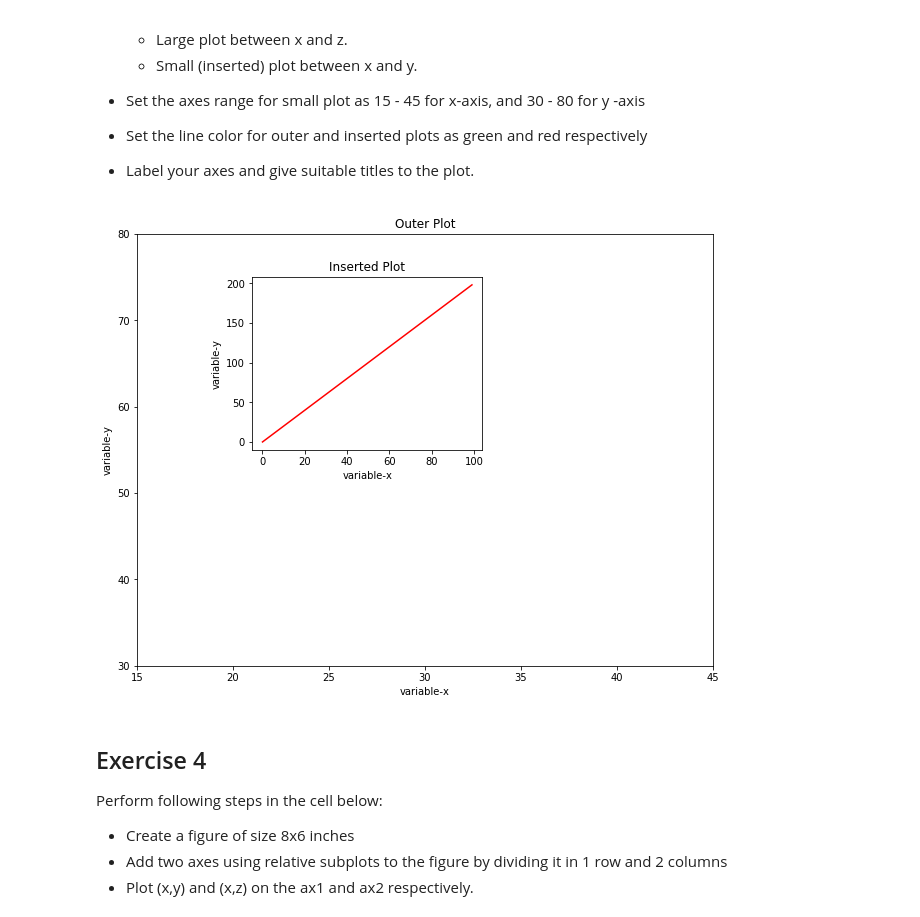
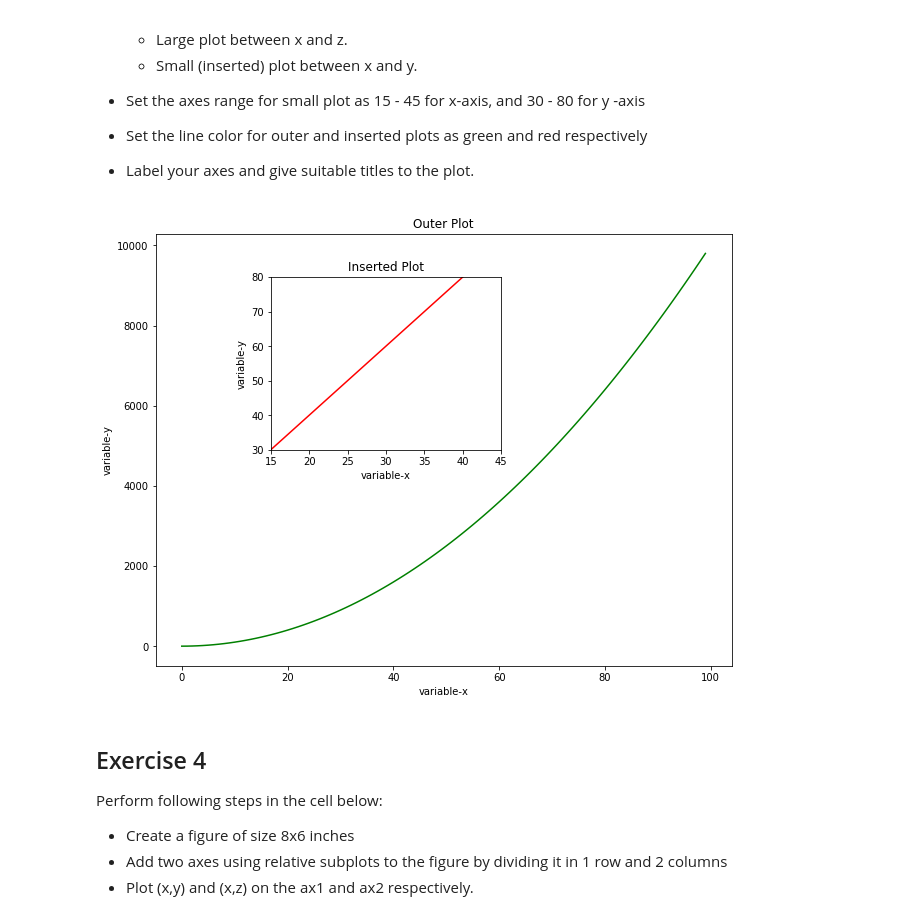
Before and after one commit to darshanp95/dsc-1-03-13-customizing-visualizations-with-matplotlib-lab-nyc-career-ds-102218, a Jupyter notebook: index.ipynb, the cells around one changed output. Saved outputs shown, nothing was run; the diff lists cells and outputs as text; code cells hidden in the pictures.

```diff
--- a/index.ipynb
+++ b/index.ipynb
@@ -113,26 +113,26 @@ Perform following tasks in the cell below:
 # %%
 figure = plt.figure(figsize=(8,6))
 
 ax1 = figure.add_axes([0,0,1,1])
 ax2 = figure.add_axes([0.2,0.5,0.4,0.4])
 
 ax1.plot(x,z,color='green')
 ax2.plot(x,y,color='red')
 
-ax1.set_xlim(15, 45), ax1.set_ylim(30,80)
+ax2.set_xlim(15, 45), ax2.set_ylim(30,80)
 
 ax2.set_xlabel('variable-x')
 ax2.set_ylabel('variable-y')
 ax2.set_title('Inserted Plot')
 
 
 ax1.set_xlabel('variable-x')
 ax1.set_ylabel('variable-y')
 ax1.set_title('Outer Plot')
 
 plt.show()
 # %% [output]
-[figure, old version]
+[figure, new version]
 # %% [markdown]
 ## Exercise 4
 
```
